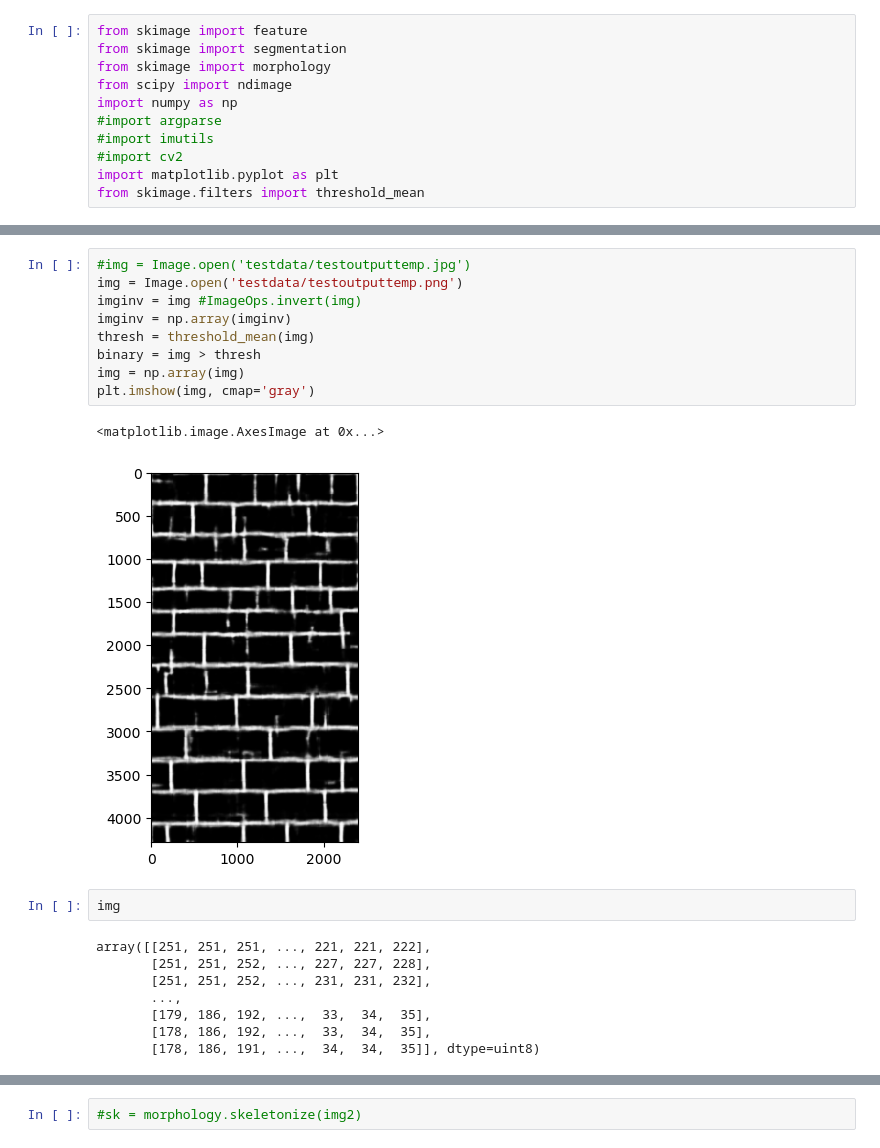
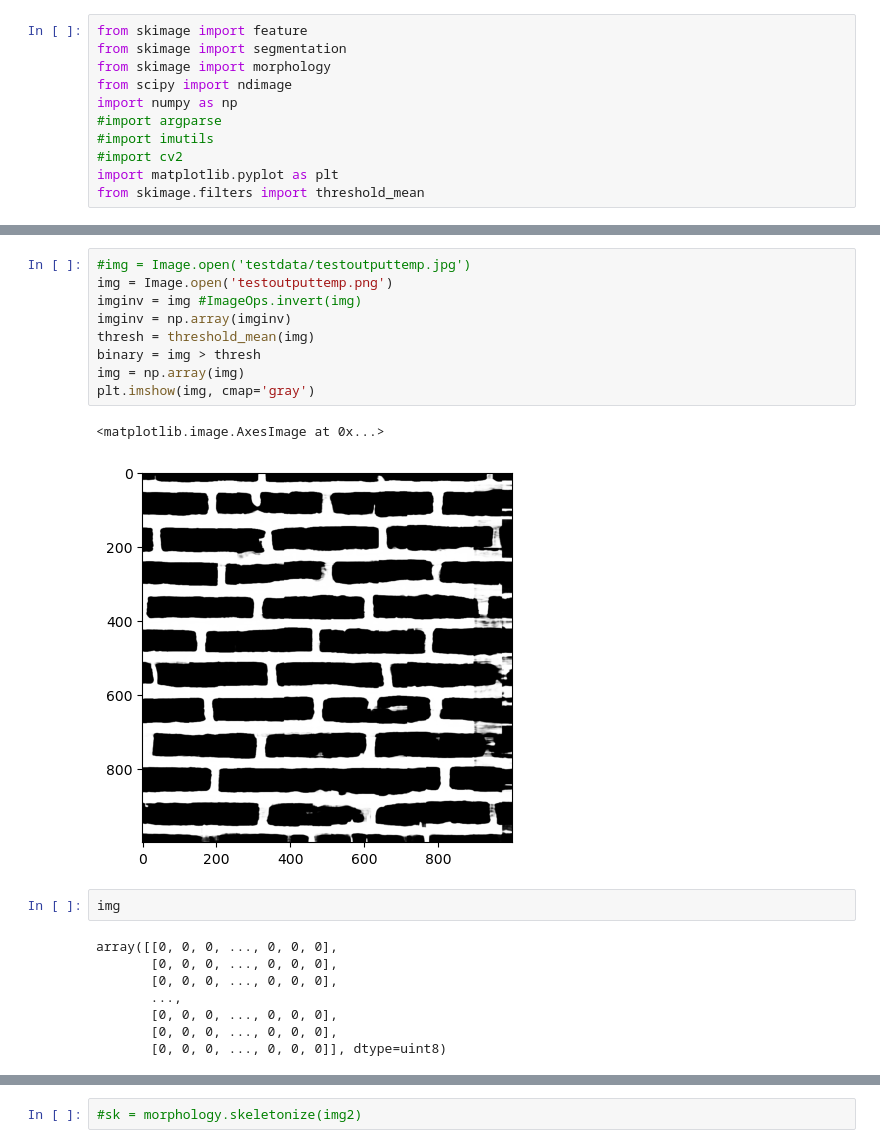
Before and after one commit to Mysterymanreturns/MasonryDefectSegmentation, a Jupyter notebook: watershed_test1.ipynb, the cells around one changed output, grey strips where cells are left out. Drawn from its saved outputs; the diff is of its cells as text.

```diff
--- a/watershed_test1.ipynb
+++ b/watershed_test1.ipynb
@@ -42,25 +36,25 @@ im.save('testdata/testoutputtemp.png')
 # %%
 #img = Image.open('testdata/testoutputtemp.jpg')
-img = Image.open('testdata/testoutputtemp.png')
+img = Image.open('testoutputtemp.png')
 imginv = img #ImageOps.invert(img)
 imginv = np.array(imginv)
 thresh = threshold_mean(img)
 binary = img > thresh
 img = np.array(img)
 plt.imshow(img, cmap='gray')
 # %% [output]
 <matplotlib.image.AxesImage at 0x...>
-[figure, old version]
+[figure, new version]
 # %%
 img
 # %% [output]
-array([[251, 251, 251, ..., 221, 221, 222],
-       [251, 251, 252, ..., 227, 227, 228],
-       [251, 251, 252, ..., 231, 231, 232],
+array([[0, 0, 0, ..., 0, 0, 0],
+       [0, 0, 0, ..., 0, 0, 0],
+       [0, 0, 0, ..., 0, 0, 0],
        ...,
-       [179, 186, 192, ...,  33,  34,  35],
-       [178, 186, 192, ...,  33,  34,  35],
-       [178, 186, 191, ...,  34,  34,  35]], dtype=uint8)
+       [0, 0, 0, ..., 0, 0, 0],
+       [0, 0, 0, ..., 0, 0, 0],
+       [0, 0, 0, ..., 0, 0, 0]], dtype=uint8)
 # %%
 img2=(img < 100)
 img3=(img2 < 50)
```
Also changed, not shown: parts of 40 cells of this notebook, 10 other files.
